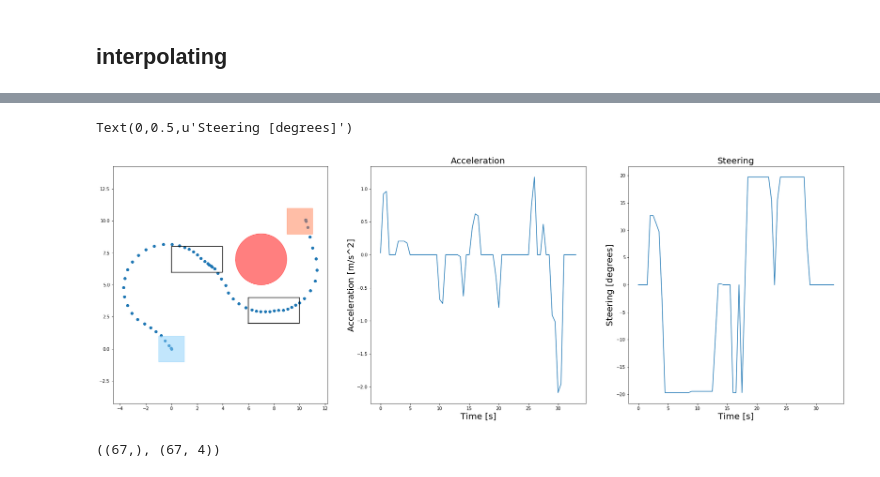
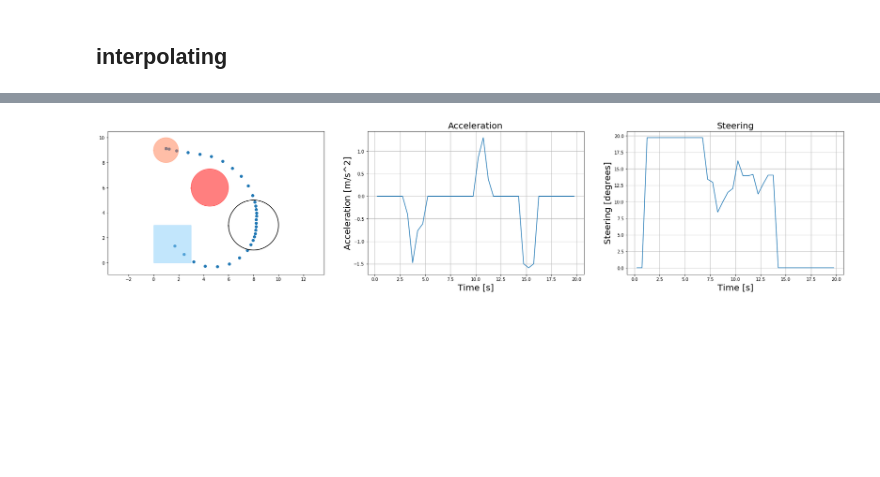
Before and after one commit to StanfordASL/stlcg_ctrl_syn, a Jupyter notebook: ctrl_syn/ROS.ipynb, the cells around one changed output, grey strips where cells are left out. Saved outputs shown, nothing was run; the diff lists cells and outputs as text; code cells hidden in the pictures; blank space fills up the shorter version.

```diff
--- a/ctrl_syn/ROS.ipynb
+++ b/ctrl_syn/ROS.ipynb
@@ -48,2 +209,21 @@ controls = np.array(controls)
 # %% [markdown]
 ## interpolating
+# %%
+dt = 0.1
+# training data
+# start_time = controls[np.where(controls[:,1] != 0)[0][0], 0]
+start_idx = np.where(states[:,2] > (states[0,2] + 0.2))[0][0]
+start_time = states[start_idx+1, 0]
+controls[:,0] -= start_time
+states[:,0] -= start_time
+times = np.arange(0, controls[-1,0], dt)
+controls_even = np.stack([np.interp(times, controls[:,0], controls[:,i]) for i in [1,2]]).T
+states_even = np.stack([np.interp(times, states[:,0], states[:,i]) for i in [1,2,3,4]]).T
+fig, ax = plt.subplots(figsize=(6,6))
+_, ax = env.draw2D(ax=ax, kwargs=draw_params)
+
+ax.scatter(states_even[:,0], states_even[:,1], zorder=5, alpha=0.1)
+ax.axis("equal")
+
+fig.savefig(save_figname)
+# sio.savemat('../hji/data/coverage_test/expert_traj.mat', {'expert_traj': states_even, 'time': times})
@@ -78,35 +287,42 @@ plt.scatter(states_even[:,0], states_even[:,1])
 # %%
+N = 100
+params = { "covers": [Circle([8., 3.0], 2.0)],
+       "obstacles": [Circle([4.5, 6.], 1.5)],
+       "initial": Box([0., 0.],[3., 3.]),
+       "final": Circle([1., 9.], 1.0)
+        }
 
-N = 100
-params = {  "covers": [Box([0., 6.],[4, 8.]), Box([6., 2.],[10.0, 4.0])],
-            "obstacles": [Circle([7., 7.], 2.0)],
-            "initial": Box([-1., -1.],[1., 1.]),
-            "final": Box([9.0, 9.0],[11.0, 11.0])
-       }
+# params = {  "covers": [],
+#             "obstacles": [],
+#             "initial": Box([-1., -1.],[1., 1.]),
+#             "final": Box([4.0, 4.0],[6.0, 6.0])
+#        }
 draw_params = {"initial": {"color": "lightskyblue", "fill": True, "alpha": 0.5}, "final": {"color": "coral", "fill": True, "alpha": 0.5}, "covers": {"color": "black", "fill": False}, "obs": {"color": "red", "fill": True, "alpha": 0.5} }
-cov_env = CoverageEnv(params)
-plt.figure(figsize=(30,10))
-plt.subplot(1,3,1)
-cov_env.draw2D(kwargs=draw_params)
-plt.axis("equal")
+env = Environment(params)
+
+fig, ax = plt.subplots(1,3,figsize=(30,6))
+ax1 = ax[0]
+_, ax1 = env.draw2D(ax=ax1, kwargs=draw_params)
+ax1.axis("equal")
+
 
 alpha = states_even[:,3]/V_MAX
 color_list = np.ones([alpha.shape[0], 3])
 color_list[:,0] = alpha
 # color_list[:,1] =  1 - alpha
-plt.scatter(states_even[:,0], states_even[:,1])
+ax[0].scatter(states_even[:,0], states_even[:,1])
+plt.grid()
 
-plt.subplot(1,3,2)
-plt.plot(times, controls_even[:,0])
-plt.title("Acceleration", fontsize=20)
-plt.xlabel("Time [s]", fontsize=20)
-plt.ylabel("Acceleration [m/s^2]", fontsize=20)
+ax[1].plot(times, controls_even[:,0])
+ax[1].set_title("Acceleration", fontsize=20)
+ax[1].set_xlabel("Time [s]", fontsize=20)
+ax[1].set_ylabel("Acceleration [m/s^2]", fontsize=20)
+ax[1].grid()
 
-plt.subplot(1,3,3)
-plt.plot(times, controls_even[:,1]*180/np.pi)
-plt.title("Steering", fontsize=20)
-plt.xlabel("Time [s]", fontsize=20)
-plt.ylabel("Steering [degrees]", fontsize=20)
+ax[2].plot(times, controls_even[:,1]*180/np.pi)
+ax[2].set_title("Steering", fontsize=20)
+ax[2].set_xlabel("Time [s]", fontsize=20)
+ax[2].set_ylabel("Steering [degrees]", fontsize=20)
+ax[2].grid(True)
 # %% [output]
-Text(0,0.5,u'Steering [degrees]')
-[figure, old version]
+[figure, new version]
@@ -115,4 +328,0 @@ import scipy.io as sio
-# %%
-times.shape, states_even.shape
-# %% [output]
-((67,), (67, 4))
```
Also changed, not shown: parts of 30 cells of this notebook, 1 other file.
